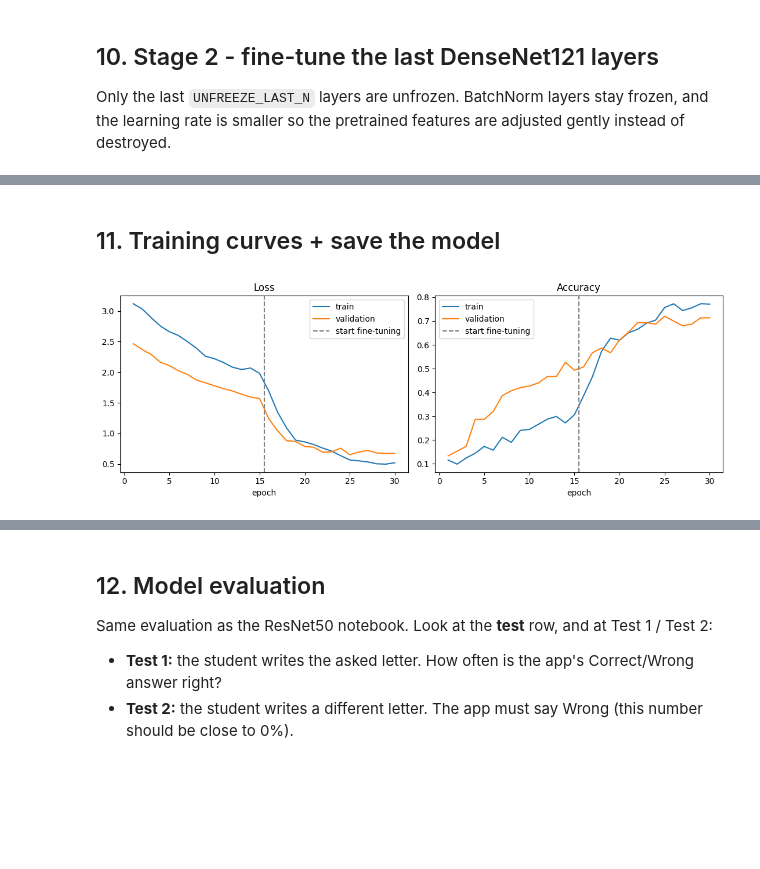
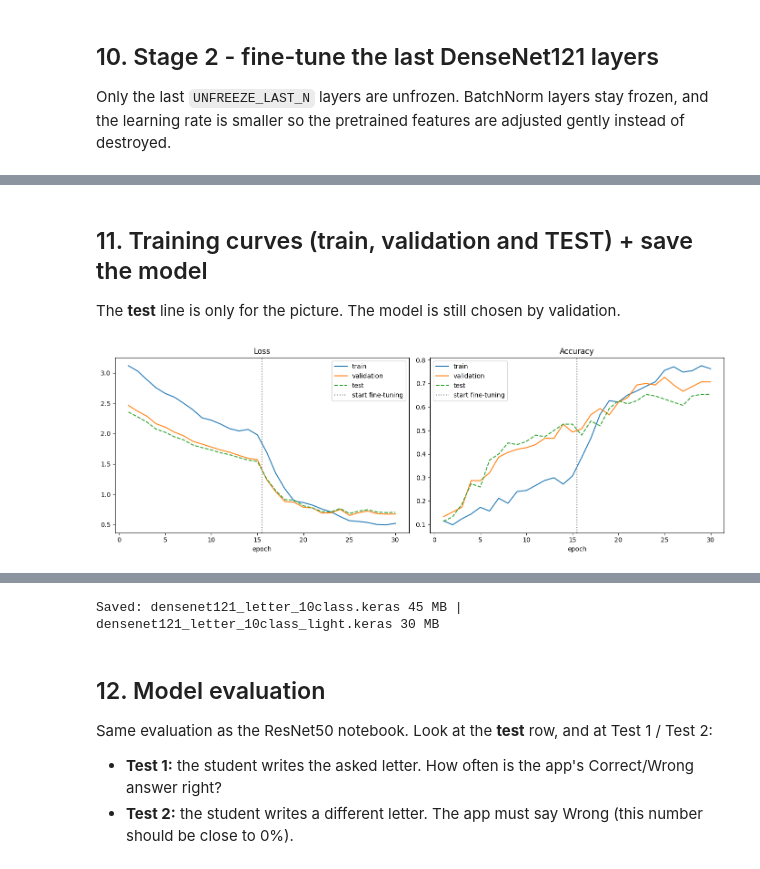
Before and after one commit to Janith303/Sinhala-and-Maths-Model-training-, a Jupyter notebook: notebooks/DenseNet121_letters_10class.ipynb, the cells around one changed output, grey strips where cells are left out. Cells and saved outputs as stored; diff of their text form; code cells hidden in the pictures; blank space fills up the shorter version.

Commit message:
add test curve

```diff
--- a/notebooks/DenseNet121_letters_10class.ipynb
+++ b/notebooks/DenseNet121_letters_10class.ipynb
@@ -621,12 +642,14 @@ Model: "densenet121_letter_10class"
 # %% [markdown]
 ## 9. Stage 1 - train the classifier head (DenseNet121 frozen)
 # %%
+test_curve_head = TestCurve(test_ds)      # test line for the curve (display only)
+
 history_head = model.fit(
     train_ds,
     validation_data=val_ds,
     epochs=EPOCHS_HEAD,
     class_weight=class_weight,
-    callbacks=make_callbacks("head"),
+    callbacks=make_callbacks("head") + [test_curve_head],
 )
 # %% [output]
 Epoch 1/15
@@ -663,12 +686,14 @@ compile_model(model, LR_FINE)          # must re-compile after changing trainabl
 trainable, total = count_params(model)
 print(f"Stage 2 | trainable params: {trainable:,} of {total:,}")
 
+test_curve_fine = TestCurve(test_ds)      # test line for the curve (display only)
+
 history_fine = model.fit(
     train_ds,
     validation_data=val_ds,
     epochs=EPOCHS_FINE,
     class_weight=class_weight,
-    callbacks=make_callbacks("finetune"),
+    callbacks=make_callbacks("finetune") + [test_curve_fine],
 )
 # %% [output]
 Stage 2 | trainable params: 1,931,274 of 7,047,754
@@ -689,38 +714,36 @@ Epoch 15: val_loss did not improve from 0.65263
 Epoch 15: early stopping
 Restoring model weights from the end of the best epoch: 10.
-# %% [markdown]
-## 11. Training curves + save the model
+# %% [markdown]
+## 11. Training curves (train, validation and TEST) + save the model
+
+The **test** line is only for the picture. The model is still chosen by validation.
 # %%
 # Join both stages into one history
 history_all = {k: history_head.history[k] + history_fine.history[k] for k in history_head.history}
 hist_df = pd.DataFrame(history_all)
 hist_df.insert(0, "epoch", range(1, len(hist_df) + 1))
 hist_df.insert(1, "stage", ["head"] * len(history_head.history["loss"]) + ["finetune"] * len(history_fine.history["loss"]))
+
+# Test curve (display only)
+hist_df["test_loss"]     = test_curve_head.loss + test_curve_fine.loss
+hist_df["test_accuracy"] = test_curve_head.acc  + test_curve_fine.acc
 hist_df.to_csv(METRICS_DIR / "densenet121_training_history.csv", index=False)
 
 split_at = len(history_head.history["loss"]) + 0.5      # boundary between stage 1 and stage 2
-fig, axes = plt.subplots(1, 2, figsize=(11, 4))
+fig, axes = plt.subplots(1, 2, figsize=(14, 4.8))
 for ax, (key, title) in zip(axes, [("loss", "Loss"), ("accuracy", "Accuracy")]):
     ax.plot(hist_df["epoch"], hist_df[key], label="train")
     ax.plot(hist_df["epoch"], hist_df[f"val_{key}"], label="validation")
-    ax.axvline(split_at, color="gray", linestyle="--", label="start fine-tuning")
+    ax.plot(hist_df["epoch"], hist_df[f"test_{key}"], label="test", linestyle="--")
+    ax.axvline(split_at, color="gray", linestyle=":", label="start fine-tuning")
     ax.set_title(title); ax.set_xlabel("epoch"); ax.legend()
 plt.tight_layout()
 plt.savefig(PLOTS_DIR / "densenet121_training_curves.png", dpi=150)
 plt.show()
 
 best_row = hist_df.loc[hist_df["val_loss"].idxmin()]
 print(f"Best validation loss {best_row['val_loss']:.4f} at epoch {int(best_row['epoch'])} "
       f"({best_row['stage']}) | val acc {best_row['val_accuracy']:.4f}")
-
-# Full model (with training state) and a light copy for the backend (same predictions, smaller file)
-full_path  = FINAL_MODEL_DIR / "densenet121_letter_10class.keras"
-light_path = FINAL_MODEL_DIR / "densenet121_letter_10class_light.keras"
-model.save(full_path)
-tf.keras.models.load_model(full_path, compile=False).save(light_path)
-print("Saved:", full_path.name, f"{full_path.stat().st_size / 1e6:.0f} MB |", light_path.name, f"{light_path.stat().st_size / 1e6:.0f} MB")
-# Save the class order: the app needs this exact list to turn model outputs into names
-with open(FINAL_MODEL_DIR / "class_names.json", "w") as f:
-    json.dump(CLASS_NAMES, f)
+print("The test line is for the picture only. Report the numbers from the evaluation section below.")
 # %% [output]
-[figure, old version]
+[figure, new version]
@@ -729,3 +752,16 @@ Saved: densenet121_letter_10class.keras 45 MB | densenet121_letter_10class_light
+# %%
+# Full model (with training state) and a light copy for the backend (same predictions, smaller file)
+full_path  = FINAL_MODEL_DIR / "densenet121_letter_10class.keras"
+light_path = FINAL_MODEL_DIR / "densenet121_letter_10class_light.keras"
+model.save(full_path)
+tf.keras.models.load_model(full_path, compile=False).save(light_path)
+print("Saved:", full_path.name, f"{full_path.stat().st_size / 1e6:.0f} MB |", light_path.name, f"{light_path.stat().st_size / 1e6:.0f} MB")
+
+# Save the class order: the app needs this exact list to turn model outputs into names
+with open(FINAL_MODEL_DIR / "class_names.json", "w") as f:
+    json.dump(CLASS_NAMES, f)
+# %% [output]
+Saved: densenet121_letter_10class.keras 45 MB | densenet121_letter_10class_light.keras 30 MB
 # %% [markdown]
 ## 12. Model evaluation
 
```
Also changed, not shown: parts of 12 cells of this notebook.
